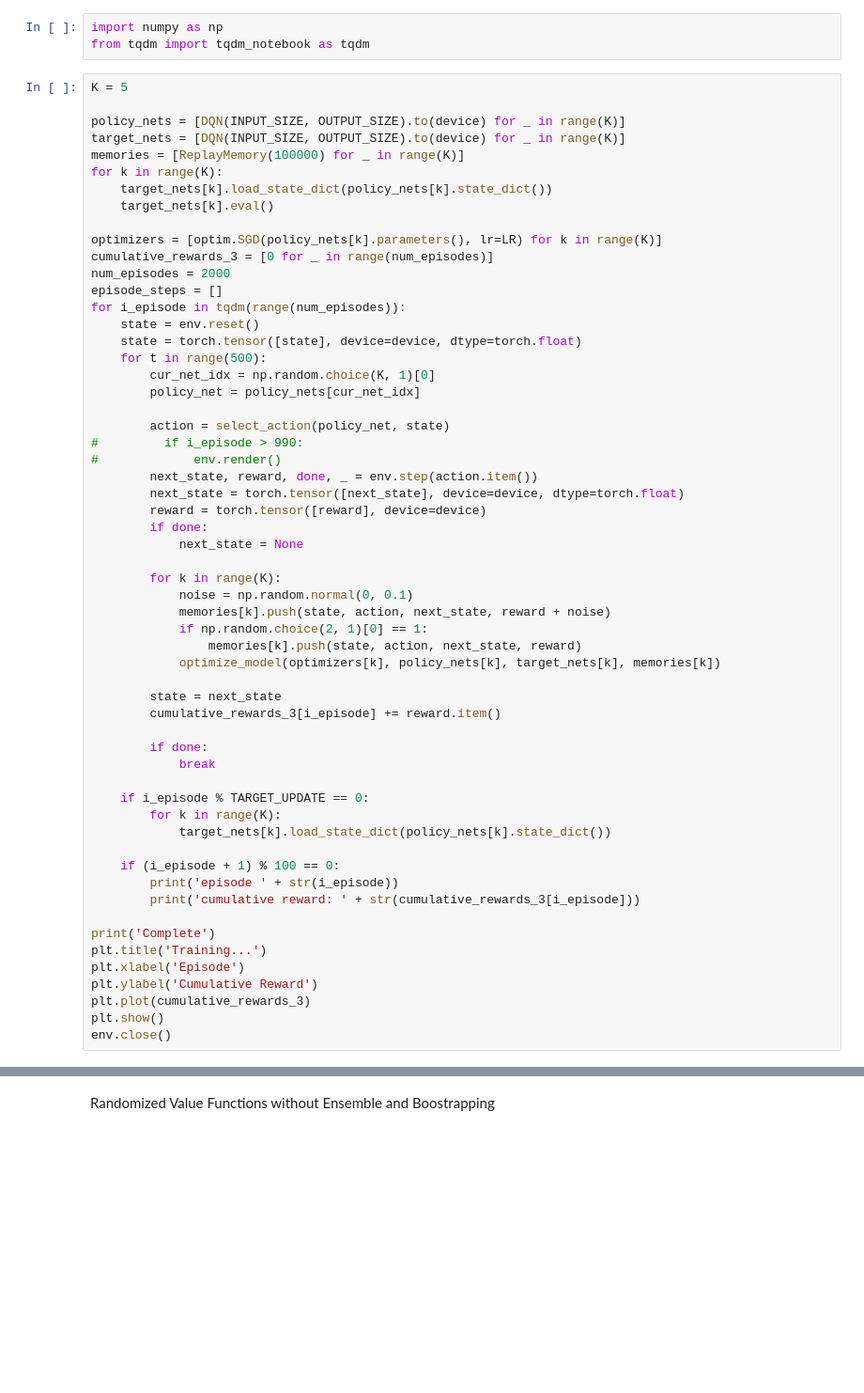
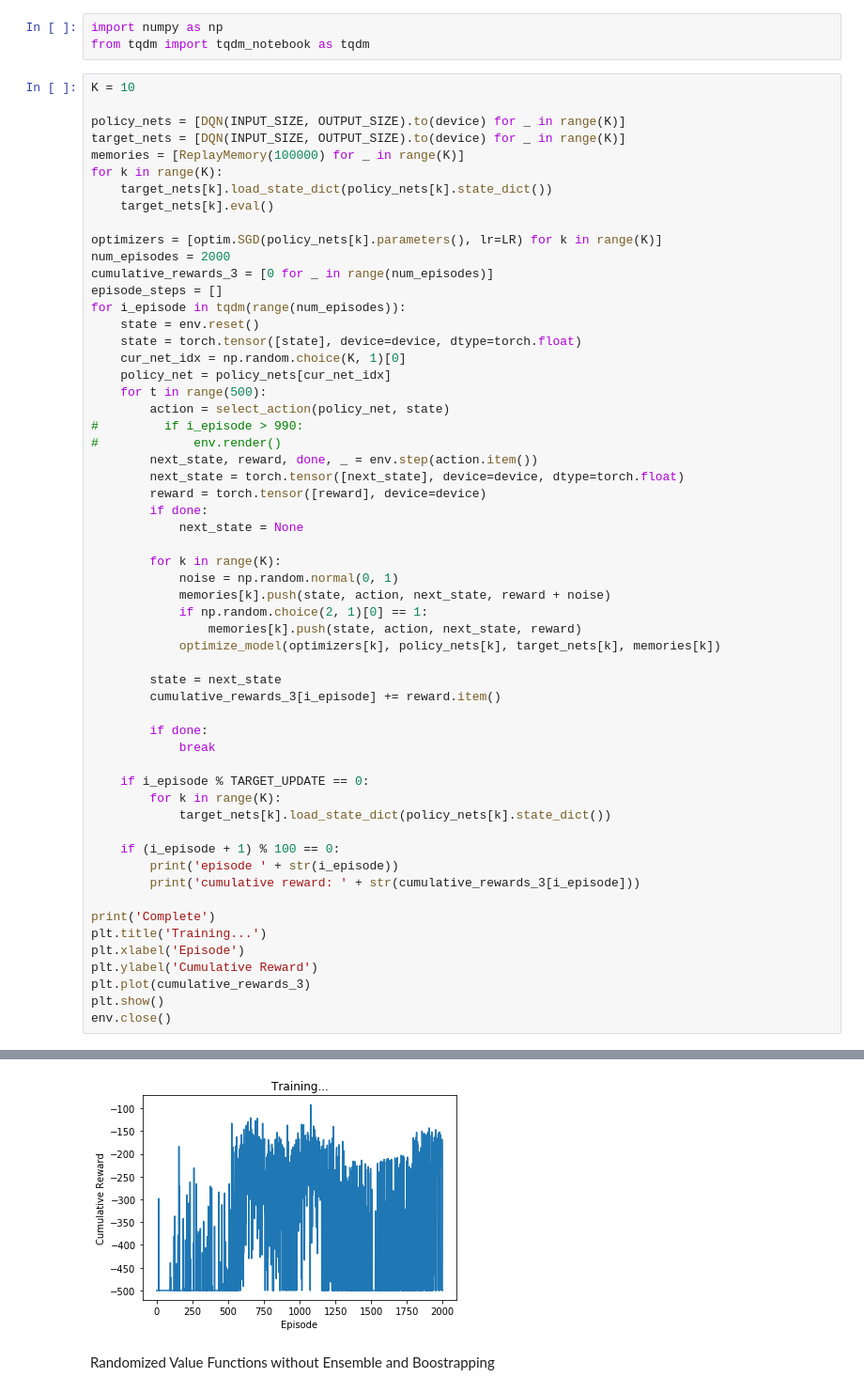
Before and after one commit to BillMatrix/randomized_value_funcs, a Jupyter notebook: Randomized Value Functions.ipynb, the cells around one changed output, grey strips where cells are left out. Shown at 94% size. Cells and saved outputs as stored; diff of their text form; blank space fills up the shorter version.

```diff
--- a/Randomized Value Functions.ipynb
+++ b/Randomized Value Functions.ipynb
@@ -137,7 +139,7 @@ def optimize_model(optimizer, policy_net, target_net, memory, perturb=False):
 import numpy as np
 from tqdm import tqdm_notebook as tqdm
 # %%
-K = 5
+K = 10
 
 policy_nets = [DQN(INPUT_SIZE, OUTPUT_SIZE).to(device) for _ in range(K)]
 target_nets = [DQN(INPUT_SIZE, OUTPUT_SIZE).to(device) for _ in range(K)]
@@ -147,16 +149,15 @@ for k in range(K):
     target_nets[k].eval()
 
 optimizers = [optim.SGD(policy_nets[k].parameters(), lr=LR) for k in range(K)]
+num_episodes = 2000
 cumulative_rewards_3 = [0 for _ in range(num_episodes)]
-num_episodes = 2000
 episode_steps = []
 for i_episode in tqdm(range(num_episodes)):
     state = env.reset()
     state = torch.tensor([state], device=device, dtype=torch.float)
+    cur_net_idx = np.random.choice(K, 1)[0]
+    policy_net = policy_nets[cur_net_idx]
     for t in range(500):
-        cur_net_idx = np.random.choice(K, 1)[0]
-        policy_net = policy_nets[cur_net_idx]
-
         action = select_action(policy_net, state)
 #         if i_episode > 990:
 #             env.render()
@@ -167,7 +168,7 @@ for i_episode in tqdm(range(num_episodes)):
             next_state = None
 
         for k in range(K):
-            noise = np.random.normal(0, 0.1)
+            noise = np.random.normal(0, 1)
             memories[k].push(state, action, next_state, reward + noise)
             if np.random.choice(2, 1)[0] == 1:
                 memories[k].push(state, action, next_state, reward)
@@ -199,3 +217,4 @@ env.close()
+[figure, added]
 # %% [markdown]
 Randomized Value Functions without Ensemble and Boostrapping
 # %%
```
Also changed, not shown: parts of 2 cells of this notebook, 1 other file.
